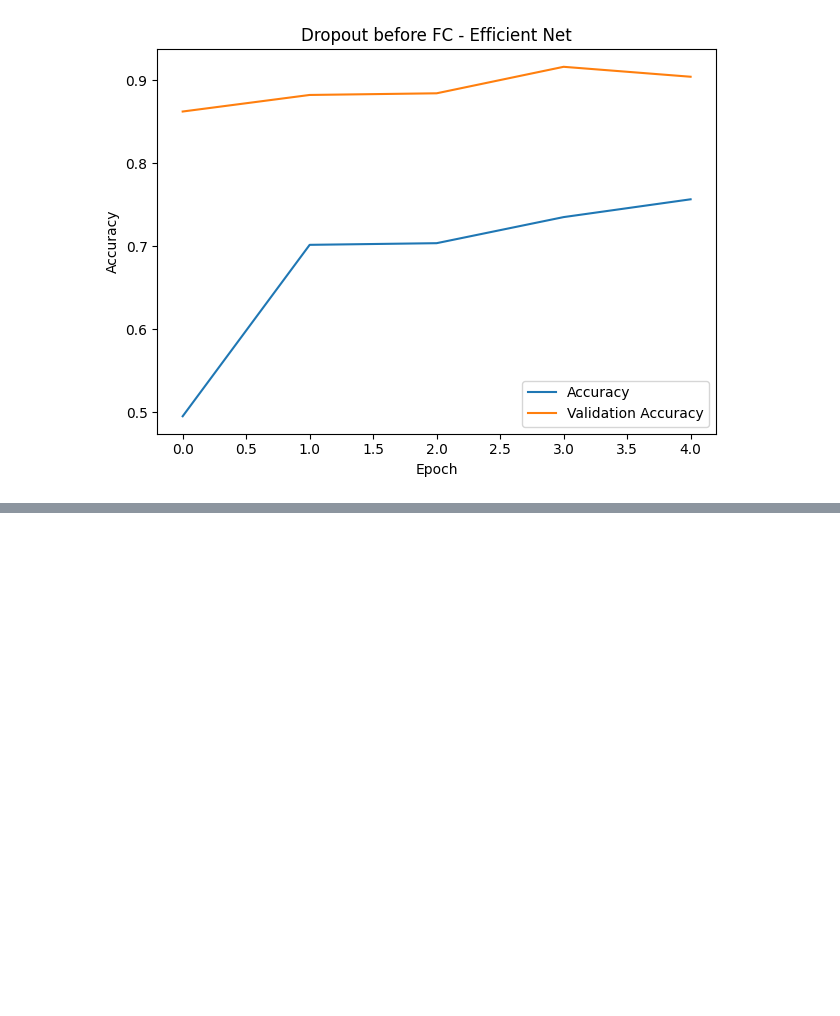
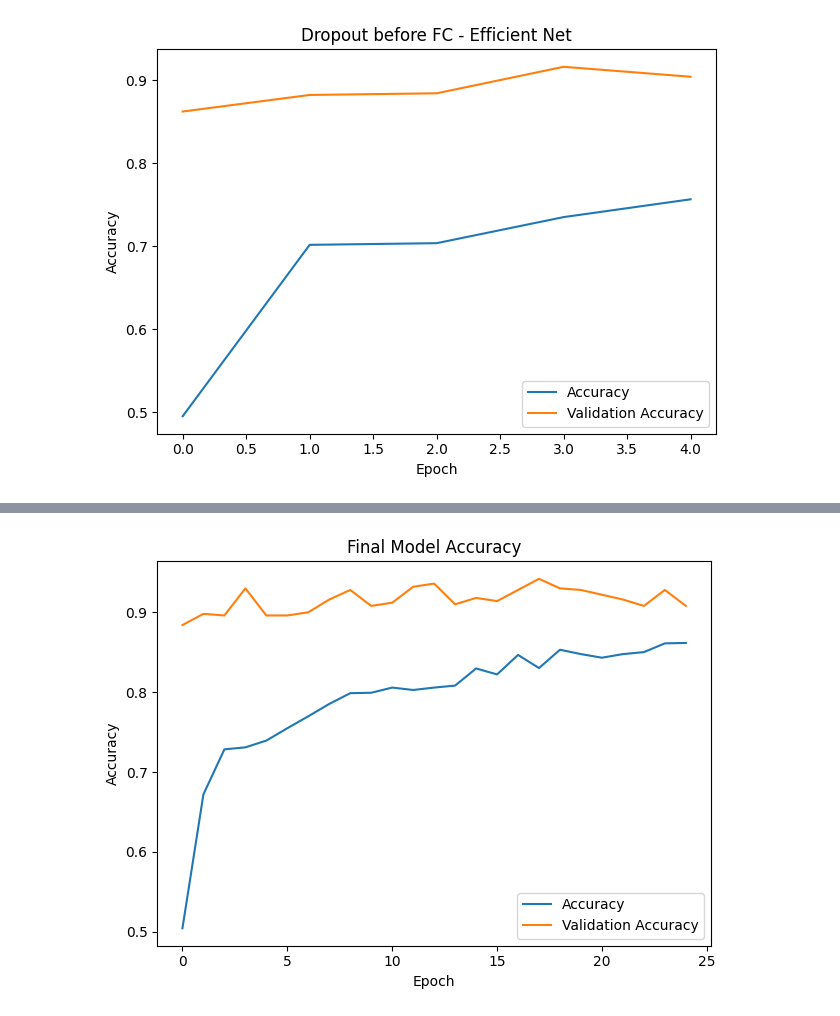
Before and after one commit to acard5meg/ece_527_assignments, a Jupyter notebook: assign_8_2_scratch.ipynb, the cells around one changed output, grey strips where cells are left out. Drawn from its saved outputs; the diff is of its cells as text; code cells hidden in the pictures; blank space fills up the shorter version.

```diff
--- a/assign_8_2_scratch.ipynb
+++ b/assign_8_2_scratch.ipynb
@@ -1311,0 +1638,83 @@ Epoch 5/5
+# %%
+from tensorflow.keras.applications import EfficientNetV2S
+
+eff_net = EfficientNetV2S(
+    include_top=False,
+    weights="imagenet",
+    input_shape=(224, 224, 3),
+    include_preprocessing=True
+)
+
+eff_net.trainable = False
+
+keras.utils.set_random_seed(42)
+
+
+final_model = Sequential()
+final_model.add(Input(shape=(224, 224, 3)))
+final_model.add(RandomFlip("horizontal", seed=42))
+final_model.add(RandomRotation(0.1, seed=42))
+final_model.add(RandomZoom(0.1, seed=42))
+final_model.add(RandomTranslation(0.2, 0.2, seed=42))
+final_model.add(RandomFlip("vertical", seed=42))
+final_model.add(RandomContrast(0.3, seed=42))
+final_model.add(eff_net)
+final_model.add(Flatten())
+final_model.add(Dropout(rate=0.5, seed=42))
+final_model.add(Dense(units=120, activation='relu'))
+final_model.add(Dense(units=84, activation= 'relu'))
+final_model.add(Dense(units=20, activation ='softmax'))
+
+final_model.compile(
+    optimizer = keras.optimizers.Adam(),
+    loss = keras.losses.CategoricalCrossentropy(),
+    metrics = ['accuracy']
+)
+
+final_model.summary()
+
+final_model_hist = final_model.fit(x_train_tens, y_train_tens,
+          batch_size=64,
+          epochs=25,
+          verbose=1,
+          validation_data = (x_val_tens, y_val_tens),
+          callbacks=None)
+
+plt.plot(final_model_hist.history['accuracy'], label="Accuracy")
+plt.plot(final_model_hist.history['val_accuracy'], label="Validation Accuracy")
+plt.title(f'Final Model Accuracy')
+plt.ylabel('Accuracy')
+plt.xlabel('Epoch')
+plt.legend()
+plt.tight_layout()
+plt.savefig(f"final_model_accuracy.jpg")
+plt.show()
+
+plt.plot(final_model_hist.history['loss'], label="Loss")
+plt.plot(final_model_hist.history['val_loss'], label="Validation Loss")
+plt.title(f'Final Model Loss')
+plt.ylabel('Loss')
+plt.xlabel('Epoch')
+plt.legend()
+plt.tight_layout()
+plt.savefig(f"final_model_loss.jpg")
+plt.show()
+
+
+final_model.save("model.5535.keras")
+final_model.save("model_5535.keras")
+
+model_predictions = final_model.predict(x_test_tens)
+model_scores = final_model.evaluate(x_test_tens, y_test_tens)
+
+model_predict_labels = np.argmax(model_predictions, axis=1)
+true_test_arr = np.asarray(y_test_tens)
+true_test_labels = np.argmax(true_test_arr, axis=1)
+
+cm = confusion_matrix(true_test_labels,model_predict_labels)
+model_acc = model_scores[1]
+disp = ConfusionMatrixDisplay(confusion_matrix=cm)
+disp.plot()
+disp.ax_.set_title(f"Confusion Matrix Test Data\nAccuracy: {model_acc*100:.2f}%")
+disp.figure_.savefig("conf_matrix_test_data.jpg", bbox_inches='tight')
+# %% [output]
@@ -1311,0 +1759 @@ Epoch 5/5
+[figure, added]
```
Also changed, not shown: parts of 11 cells of this notebook.
